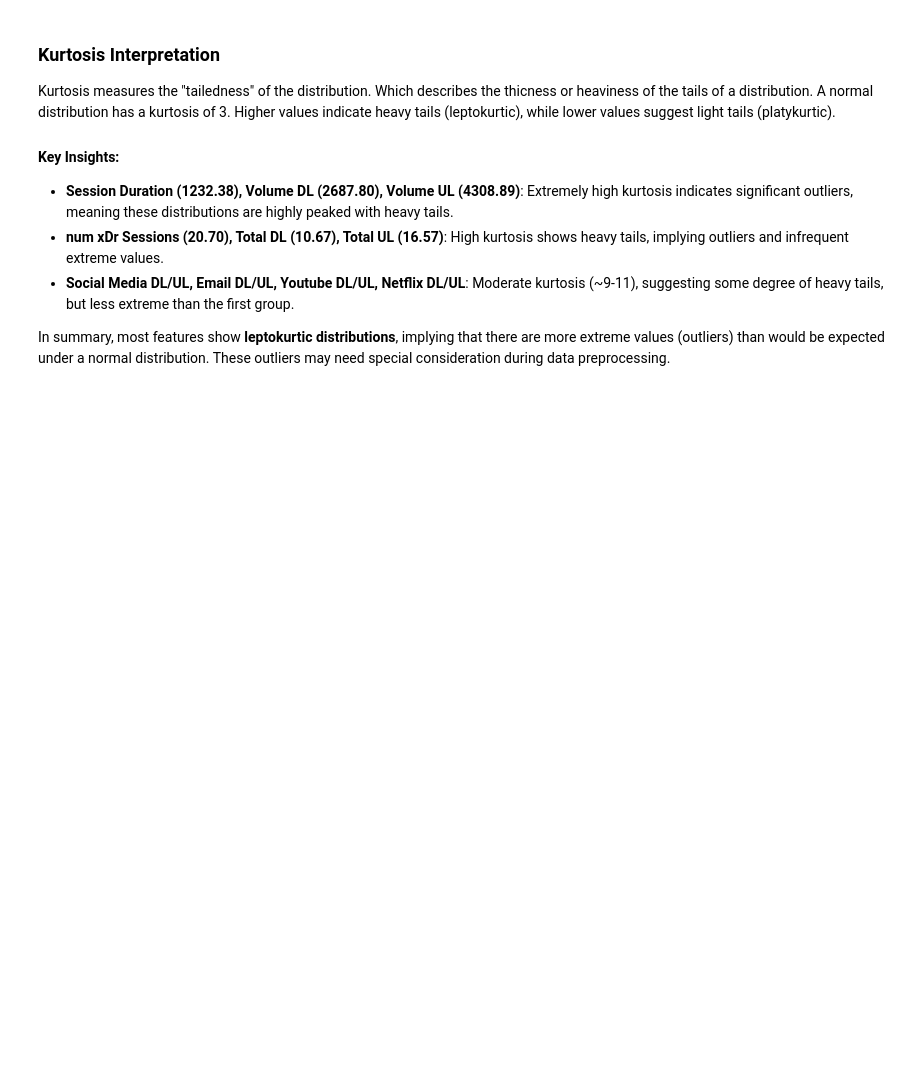
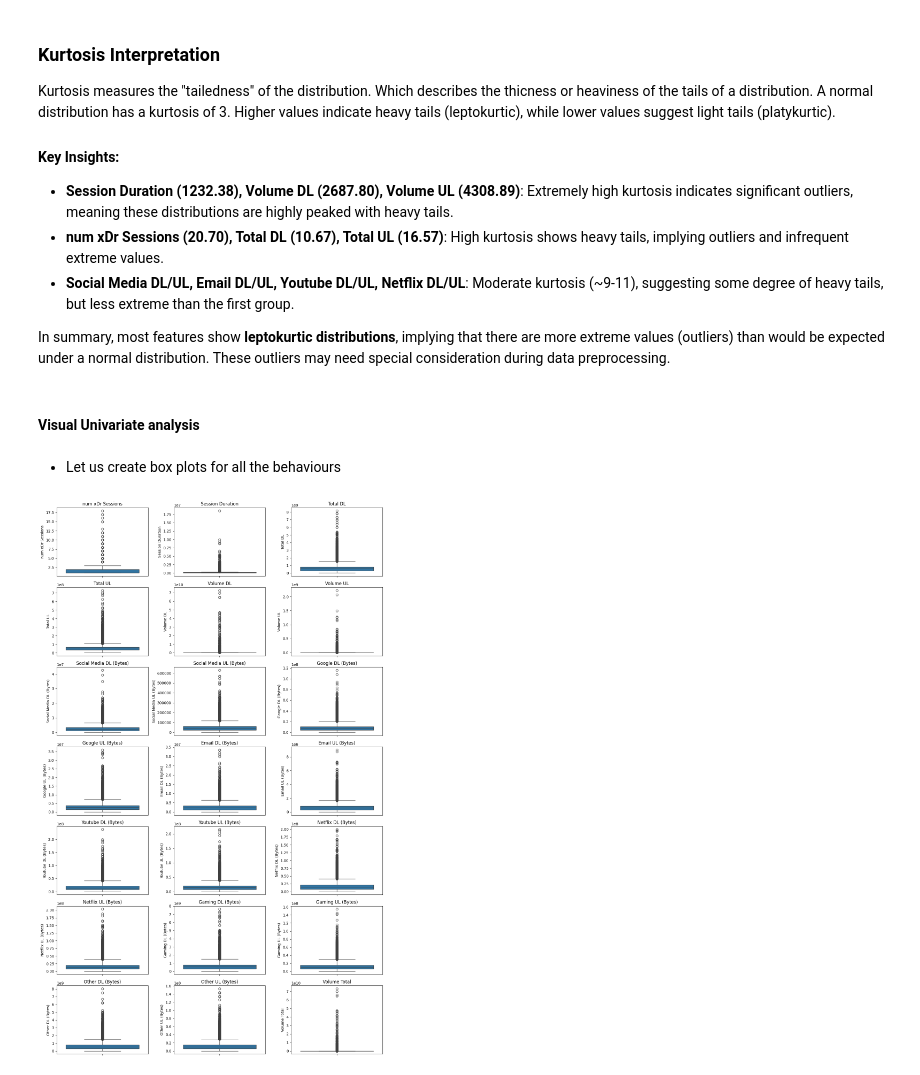
Before and after one commit to WildCayote/TellCo-Profitability-Opportunity-Analysis, a Jupyter notebook: notebooks/user_overview_analysis.ipynb, the cells around one changed output. Saved outputs shown, nothing was run; the diff lists cells and outputs as text; code cells hidden in the pictures; blank space fills up the shorter version.

Commit message:
Feat: Finished visual univariate analysis

```diff
--- a/notebooks/user_overview_analysis.ipynb
+++ b/notebooks/user_overview_analysis.ipynb
@@ -419,3 +419,32 @@ Kurtosis measures the "tailedness" of the distribution. Which describes the thic
 - **Social Media DL/UL, Email DL/UL, Youtube DL/UL, Netflix DL/UL**: Moderate kurtosis (~9-11), suggesting some degree of heavy tails, but less extreme than the first group.
 
 In summary, most features show **leptokurtic distributions**, implying that there are more extreme values (outliers) than would be expected under a normal distribution. These outliers may need special consideration during data preprocessing.
+# %% [markdown]
+#### Visual Univariate analysis
+# %% [markdown]
+* Let us create box plots for all the behaviours
+# %%
+# const that determines the amount of cols
+NUM_COLS =  3
+
+# calculate the amount of rows in the plot
+num_rows = math.ceil(len(user_behaviour.columns) / NUM_COLS)
+# %%
+# Create subplots for drawing the box plots on one axis/image
+fig, axes = plt.subplots(nrows=num_rows, ncols=NUM_COLS, figsize=(13, num_rows * 3))
+
+# Flatten the axes array for easy indexing
+axes = axes.flatten()
+
+# Loop through columns to create box plots
+for idx, col_name in enumerate(user_behaviour.columns):
+    if col_name in user_behaviour.columns:
+        sns.boxplot(data=user_behaviour[col_name].astype(float), ax=axes[idx], orient='v')
+        axes[idx].set_title(col_name)
+    else:
+        axes[idx].set_visible(False)  # Hide unused subplots
+
+# Adjust spacing between subplots
+plt.tight_layout()
+# %% [output]
+[figure, added]
```
Also changed, not shown: parts of 4 cells of this notebook.
